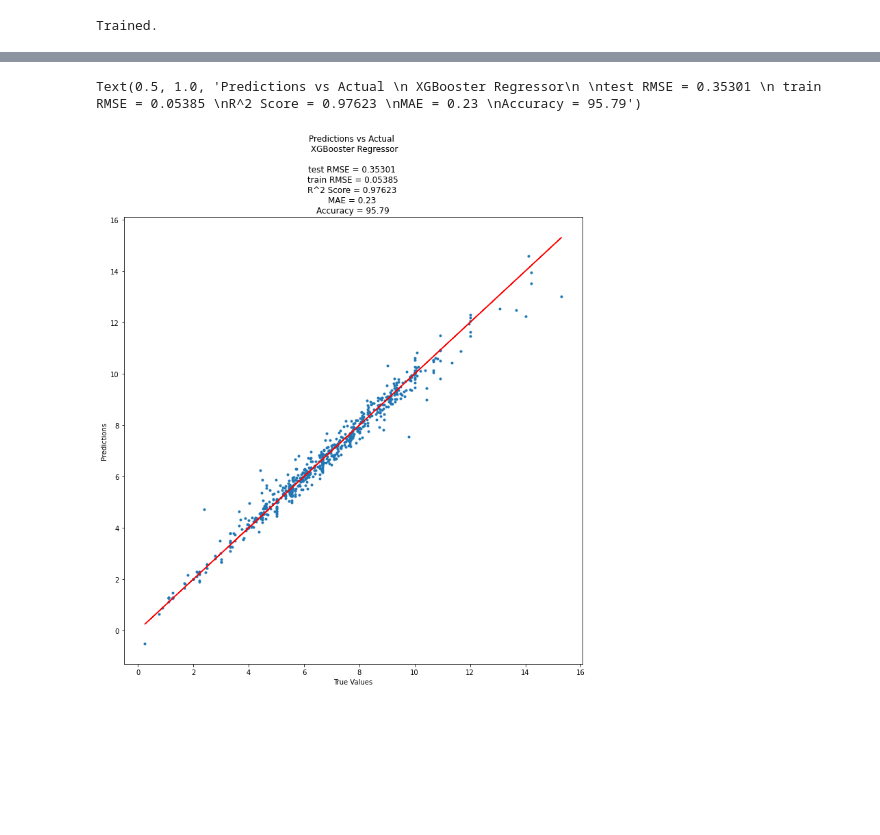
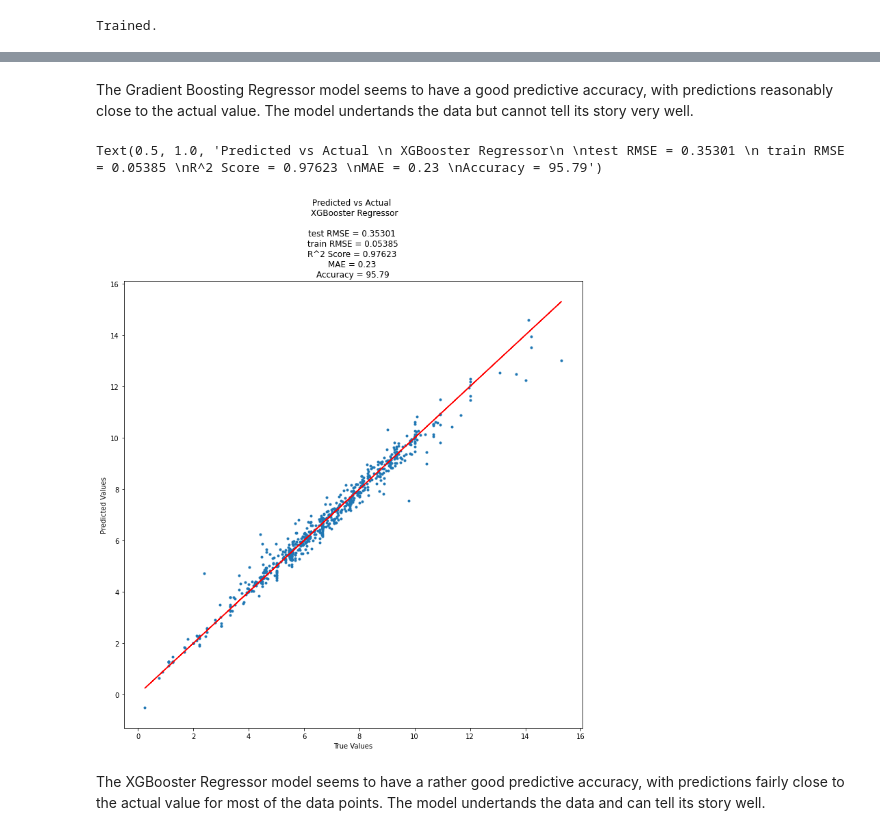
Before and after one commit to Zdithebe96/regression-apples-predict-api-template, a Jupyter notebook: Modeling notebook.ipynb, the cells around one changed output, grey strips where cells are left out. Cells and saved outputs as stored; diff of their text form; code cells hidden in the pictures; blank space fills up the shorter version.

```diff
--- a/Modeling notebook.ipynb
+++ b/Modeling notebook.ipynb
@@ -943,33 +961,38 @@ Text(0.5, 1.0, 'Predictions vs Actual \n Gradient Boosting Regressor\n \ntest RM
+# %% [markdown]
+The Gradient Boosting Regressor model seems to have a good predictive accuracy, with predictions reasonably close
+to the actual value. The model undertands the data but cannot tell its story very well.
 # %%
-# Assess model accuracy with plot of the predicted y values against the actual y values from x test split
 # XGBooster Regressor
 
 model = xgb
 
 y_pred = model.predict(X_test)
 rsq = round(model.score(X_test, y_test), 5)
 test_rmse = round(np.sqrt(metrics.mean_squared_error(y_test ,y_pred)), 5)
 y_train_pred = model.predict(X_train)
 train_rmse = round(np.sqrt(metrics.mean_squared_error(y_train_pred ,y_train)), 5)
 
 errors = abs(y_pred - y_test)
 MAE = round(np.mean(errors), 2)
 mape = np.mean(100 * (errors / y_test))
 accuracy = round((100 - mape), 2)
 
 
 stats = f"test RMSE = {test_rmse} \n " + \
           f"train RMSE = {train_rmse} \n" + \
           f"R^2 Score = {rsq} \n" + \
          f"MAE = {MAE} \n" + \
          f"Accuracy = {accuracy}"
 
 fig, ax = plt.subplots(figsize=(12,12))
 ax.plot(y_test, y_test, 'r')
 g=ax.scatter(y_test, y_pred, s = 9)
 g.axes.set_xlabel('True Values')
-g.axes.set_ylabel('Predictions')
-g.axes.set_title('Predictions vs Actual \n XGBooster Regressor\n \n' + stats)
+g.axes.set_ylabel('Predicted Values')
+g.axes.set_title('Predicted vs Actual \n XGBooster Regressor\n \n' + stats)
 # %% [output]
-Text(0.5, 1.0, 'Predictions vs Actual \n XGBooster Regressor\n \ntest RMSE = 0.35301 \n train RMSE = 0.05385 \nR^2 Score = 0.97623 \nMAE = 0.23 \nAccuracy = 95.79')
+Text(0.5, 1.0, 'Predicted vs Actual \n XGBooster Regressor\n \ntest RMSE = 0.35301 \n train RMSE = 0.05385 \nR^2 Score = 0.97623 \nMAE = 0.23 \nAccuracy = 95.79')
-[figure, old version]
+[figure, new version]
+# %% [markdown]
+The XGBooster Regressor model seems to have a rather good predictive accuracy, with predictions fairly close
+to the actual value for most of the data points. The model undertands the data and can tell its story well.
```
Also changed, not shown: parts of 28 cells of this notebook.
